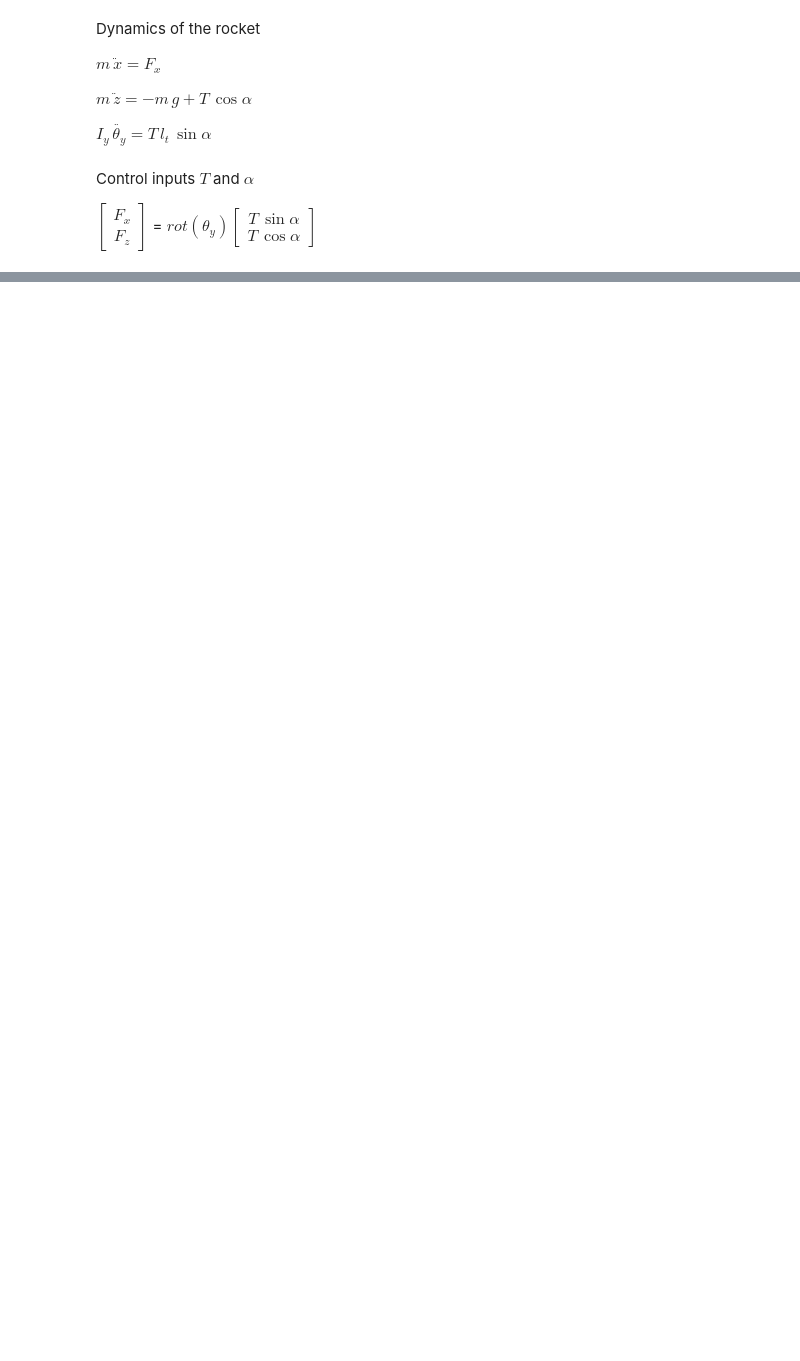
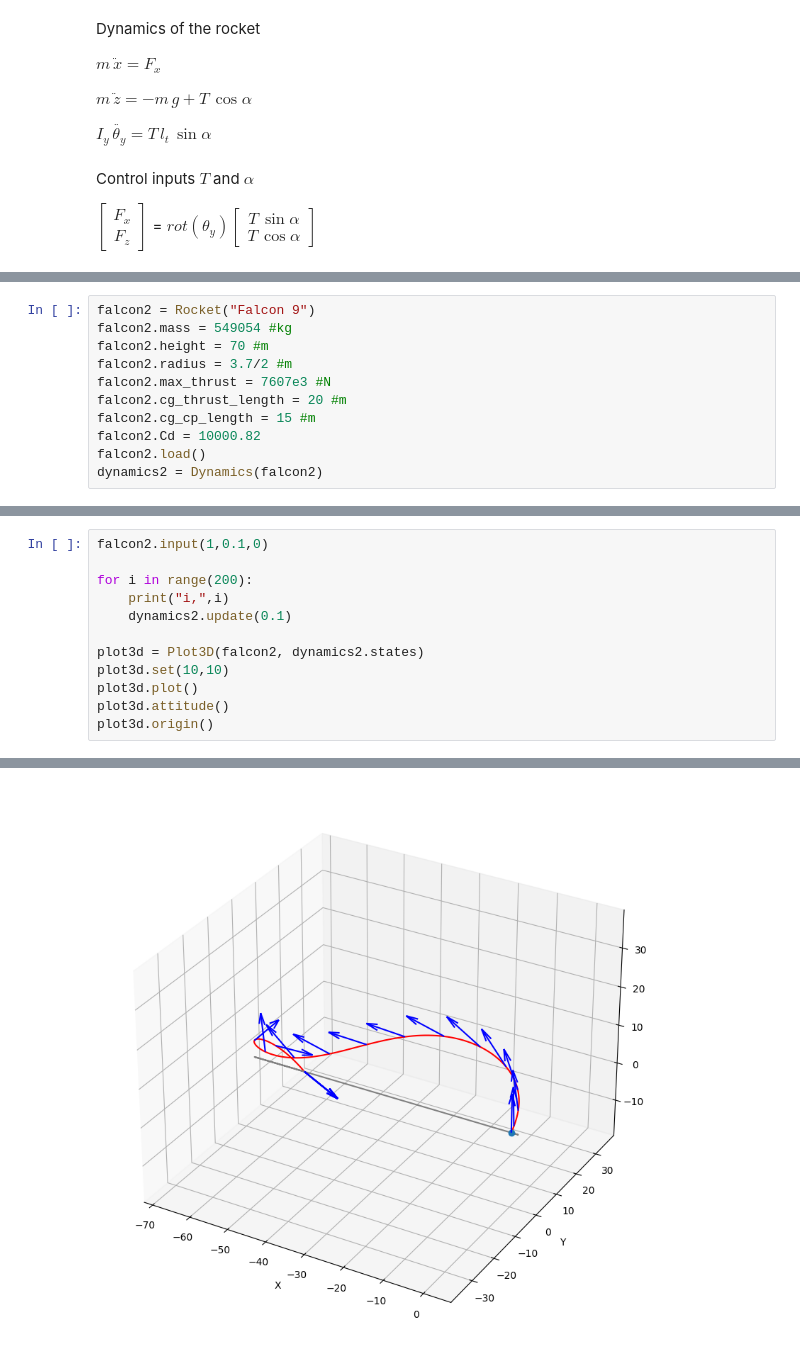
Before and after one commit to PatrissTV/rocketFramework, a Jupyter notebook: __main.ipynb, the cells around one changed output, grey strips where cells are left out. Drawn from its saved outputs; the diff is of its cells as text; blank space fills up the shorter version.

```diff
--- a/__main.ipynb
+++ b/__main.ipynb
@@ -32,4 +37,15 @@ falcon.cg_thrust_length = 30 #m
 
 falcon.load()
 dynamics = Dynamics(falcon)
+# %%
+falcon2 = Rocket("Falcon 9")
+falcon2.mass = 549054 #kg
+falcon2.height = 70 #m
+falcon2.radius = 3.7/2 #m
+falcon2.max_thrust = 7607e3 #N
+falcon2.cg_thrust_length = 20 #m
+falcon2.cg_cp_length = 15 #m
+falcon2.Cd = 10000.82
+falcon2.load()
+dynamics2 = Dynamics(falcon2)
 # %%
@@ -47,0 +82,13 @@ array([0, 1, 2, 1, 2, 3])
+# %%
+falcon2.input(1,0.1,0)
+
+for i in range(200):
+    print("i,",i)
+    dynamics2.update(0.1)
+
+plot3d = Plot3D(falcon2, dynamics2.states)
+plot3d.set(10,10)
+plot3d.plot()
+plot3d.attitude()
+plot3d.origin()
+# %% [output]
@@ -47,0 +112 @@ array([0, 1, 2, 1, 2, 3])
+[figure, added]
```
Also changed, not shown: parts of 7 cells of this notebook, 4 other files.
